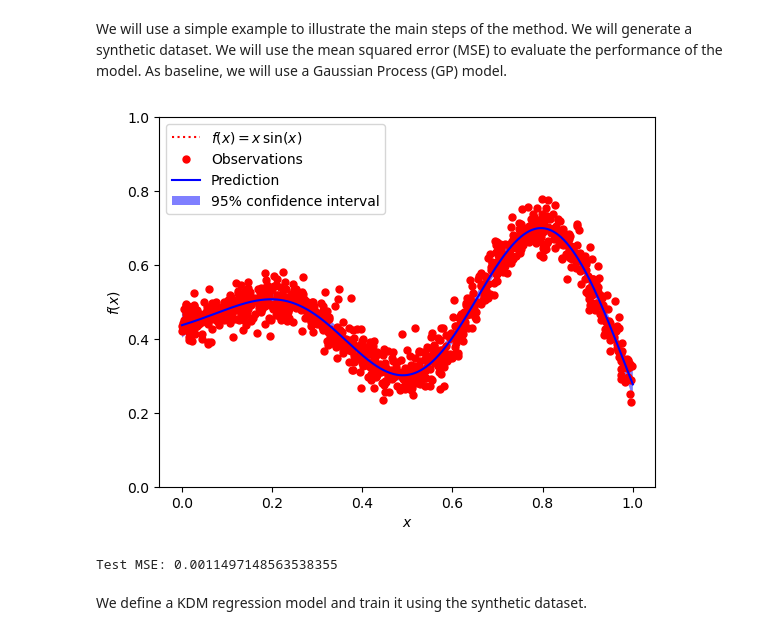
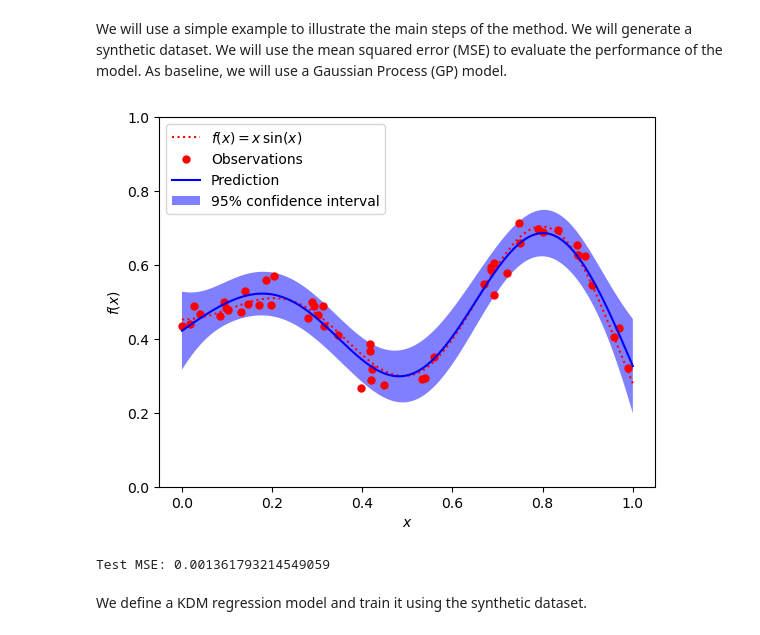
Before and after one commit to fagonzalezo/kdm, a Jupyter notebook: examples/kdm_regression.ipynb, the cells around one changed output. Cells and saved outputs as stored; diff of their text form; code cells hidden in the pictures.

```diff
--- a/examples/kdm_regression.ipynb
+++ b/examples/kdm_regression.ipynb
@@ -34,7 +34,7 @@ from matplotlib import pyplot as pl
 
 np.random.seed(1)
 
-num_train_samples = 1000
+num_train_samples = 50
 
 def f(x):
     """The function to predict."""
@@ -61,35 +61,35 @@ y_train, y_test = y[:num_train_samples, None], y[num_train_samples:, None]
 kernel = ConstantKernel(1.0, (1e-3, 1e3)) * RBF(10, (1e-2, 1e2))
 gp = GaussianProcessRegressor(kernel=kernel, alpha= 0.01,# dy ** 2,
                               n_restarts_optimizer=10)
 
 # Fit to data using Maximum Likelihood Estimation of the parameters
 gp.fit(X_train, y_train)
 
 # Make the prediction on the meshed x-axis (ask for MSE as well)
 y_pred, sigma = gp.predict(x, return_std=True)
 
 # Plot the function, the prediction and the 95% confidence interval based on
 # the MSE
 plt.figure()
 plt.plot(x, scaler.transform(f(x)), 'r:', label=r'$f(x) = x\,\sin(x)$')
 plt.plot(X_train.ravel(), y_train, 'r.', markersize=10, label='Observations')
 plt.plot(x, y_pred, 'b-', label='Prediction')
 plt.fill_between(x[:,0], y_pred - 1.9600 * sigma, y_pred + 1.9600 * sigma,
          alpha=.5, fc='b', ec='None', label='95% confidence interval')
 
 plt.xlabel('$x$')
 plt.ylabel('$f(x)$')
 plt.ylim(0, 1)
 plt.legend(loc='upper left')
 
 plt.show()
 y_pred_test = gp.predict(X_test)
 from sklearn.metrics import mean_squared_error
 
 print(f"Test MSE: {mean_squared_error(y_test, y_pred_test)}")
 # %% [output]
-[figure, old version]
+[figure, new version]
-Test MSE: 0.0011497148563538355
+Test MSE: 0.001361793214549059
 # %% [markdown]
 We define a KDM regression model and train it using the synthetic dataset.
 # %%
```
Also changed, not shown: parts of 3 cells of this notebook, 2 other files.
